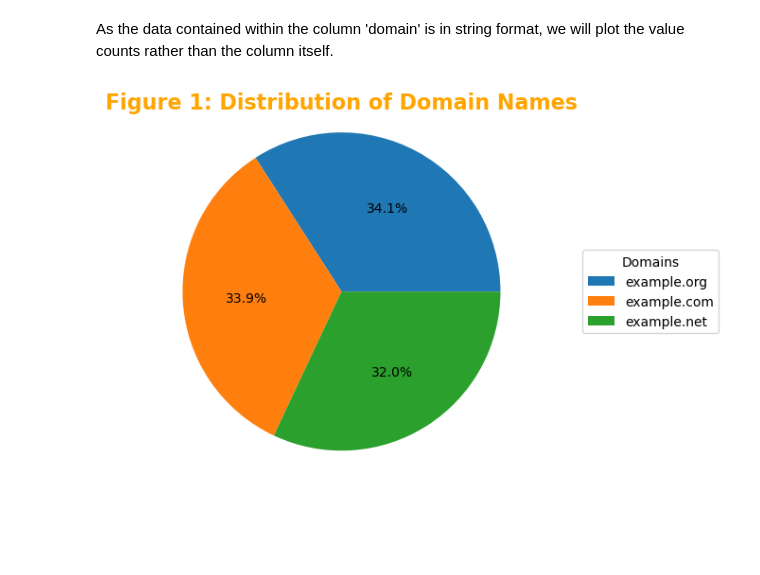
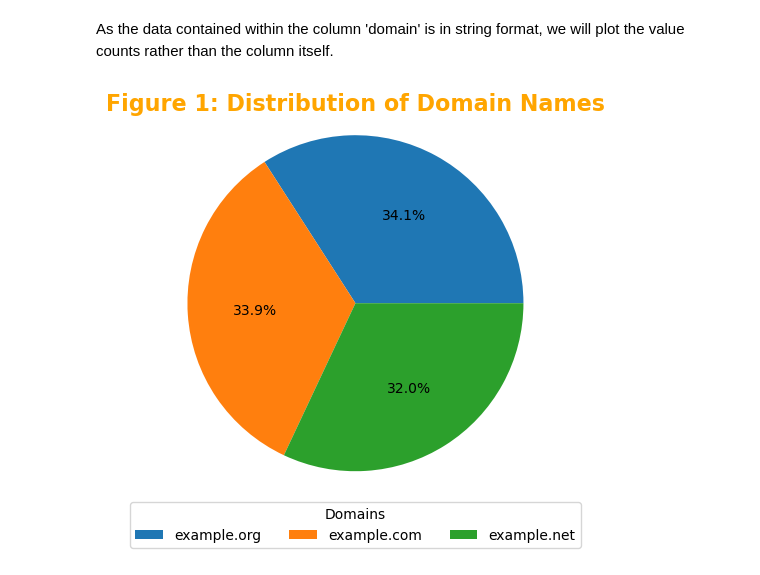
Before and after one commit to Laura6826/PFDA-assignments, a Jupyter notebook: assignment03/assignment03-pie.ipynb, the cells around one changed output. Drawn from its saved outputs; the diff is of its cells as text; code cells hidden in the pictures; blank space fills up the shorter version.

Commit message:
Fixed assignment 3 graph ledgend

```diff
--- a/assignment03/assignment03-pie.ipynb
+++ b/assignment03/assignment03-pie.ipynb
@@ -51,28 +51,28 @@ As the data contained within the column 'domain' is in string format, we will pl
 # %%
 # Get the value counts
 value_counts = df['domain'].value_counts()
 
 # Create the pie chart
 fig, ax = plt.subplots()
 wedges, texts, autotexts = ax.pie(value_counts, autopct='%1.1f%%')
 # autopct='%1.1f%%' was sourced from the following link: https://matplotlib.org/stable/gallery/pie_and_polar_charts/pie_features.html.
 # It specifies that the percentage value should be displayed with one decimal place.
 
 # Add a title
 ax.set_title('Figure 1: Distribution of Domain Names', fontsize=16, fontweight='bold')
 
 # Add a legend
-ax.legend(wedges, value_counts.index, title="Domains", loc="center left", bbox_to_anchor=(1, 0, 0.5, 1))
+ax.legend(wedges, value_counts.index, title="Domains", loc="center", bbox_to_anchor=(0.5, -0.1), ncol=3)
 
 # Remove the external labels
 for text in texts:
     text.set_visible(False)
 
 # Ensure the pie is drawn as a circle, sourced from the following link: https://matplotlib.org/stable/gallery/pie_and_polar_charts/pie_features.html.
 ax.axis('equal')
 # Centralize the figure heading
 ax.set_title('Figure 1: Distribution of Domain Names', fontsize=16, fontweight='bold', color='orange')
 plt.savefig('images/assignment03.jpg')
 plt.show()
 # %% [output]
-[figure, old version]
+[figure, new version]
```
Also changed, not shown: 1 other file.
